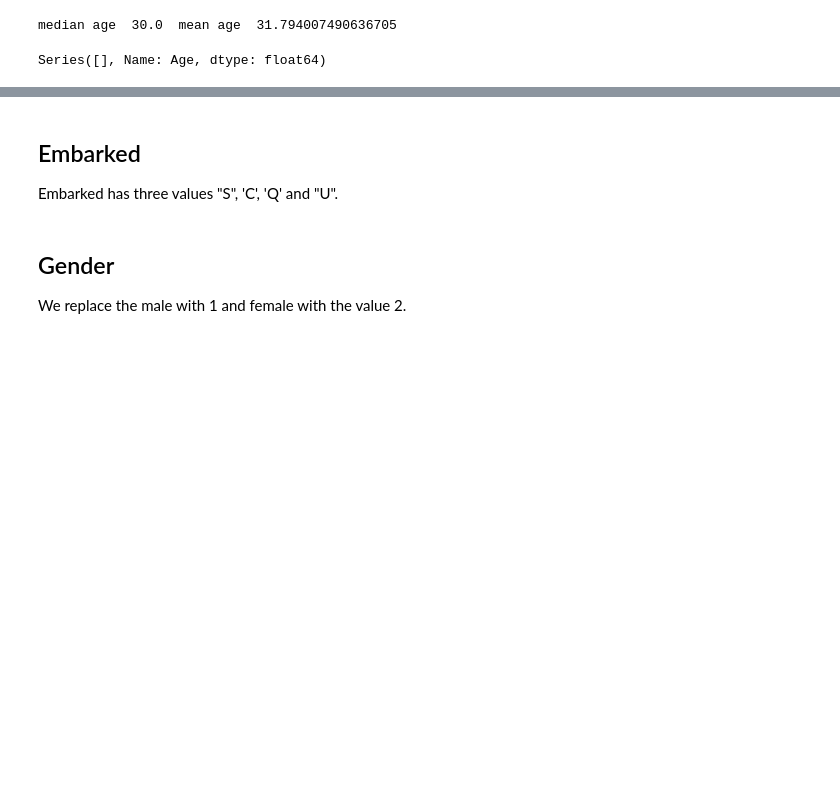
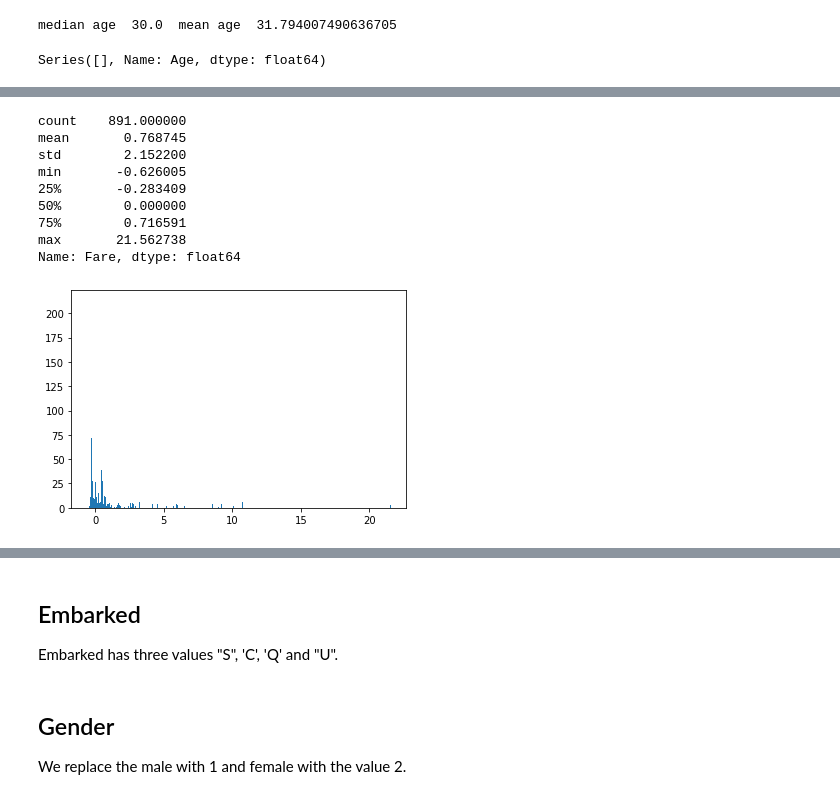
Before and after one commit to patRyserWelch8/KaggleTitanic, a Jupyter notebook: titanic.ipynb, the cells around one changed output, grey strips where cells are left out. Drawn from its saved outputs; the diff is of its cells as text; code cells hidden in the pictures; blank space fills up the shorter version.

```diff
--- a/titanic.ipynb
+++ b/titanic.ipynb
@@ -779,5 +787,5 @@ plt.scatter(titanic_train.Age,np.log(titanic_train.Fare))
 # %%
-mean_fare = titanic_train.Fare.mean()
-std_fare = titanic_train.Fare.std()
-titanic_train.loc[:,"Fare"] = (titanic_train.Fare - mean_fare)/std_fare
+median_fare = titanic_train.Fare.median()
+IQR_fare = titanic_train.Fare.quantile(0.75) -  titanic_train.Fare.quantile(0.25)
+titanic_train.loc[:,"Fare"] = (titanic_train.Fare - median_fare)/IQR_fare
 titanic_train.Fare.describe()
@@ -784,2 +802,14 @@ titanic_train.Fare.describe()
 # %%
-plt.hist(titanic_train.Fare, bins = 100)
+plt.hist(titanic_train.Fare, bins = 512)
+titanic_train.Fare.describe()
+# %% [output]
+count    891.000000
+mean       0.768745
+std        2.152200
+min       -0.626005
+25%       -0.283409
+50%        0.000000
+75%        0.716591
+max       21.562738
+Name: Fare, dtype: float64
+[figure, added]
```
Also changed, not shown: parts of 30 cells of this notebook.
